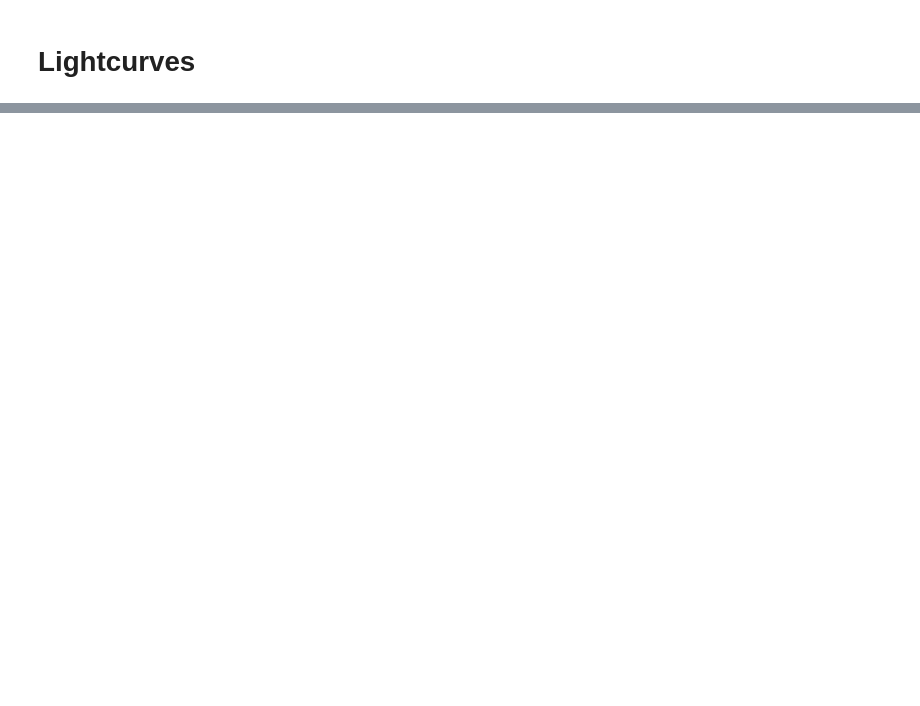
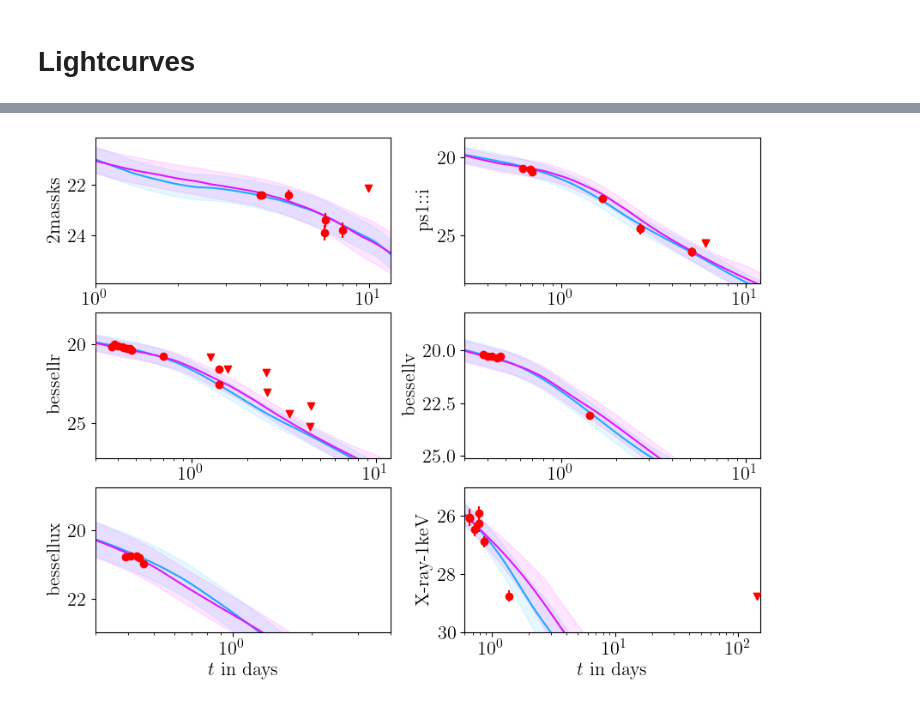
Before and after one commit to nuclear-multimessenger-astronomy/paper_fiesta, a Jupyter notebook: src/paper_fiesta/real_events/KN+GRB/GRB211211A/compare_posteriors.ipynb, the cells around one changed output, grey strips where cells are left out. Drawn from its saved outputs; the diff is of its cells as text; code cells hidden in the pictures; blank space fills up the shorter version.

```diff
--- a/src/paper_fiesta/real_events/KN+GRB/GRB211211A/compare_posteriors.ipynb
+++ b/src/paper_fiesta/real_events/KN+GRB/GRB211211A/compare_posteriors.ipynb
@@ -262,0 +288,28 @@ WARNING:fiesta:Filters {'X-ray-1keV'} in systematics file are not part of the li
+# %%
+fig, ax = plt.subplots(3, 2, figsize=(10, 7.5))
+fig.subplots_adjust(wspace=0.25)
+
+for cax, filt in zip(ax.flatten(), ["2massks", "ps1::i", "bessellr", "bessellv", "bessellux", "X-ray-1keV"]):
+    lc_plotter_afgpy.plot_data(cax, filt, color="red")
+
+    lc_plotter_afgpy.plot_best_fit_lc(cax, filt, color="deepskyblue")
+    lc_plotter_pbag.plot_best_fit_lc(cax, filt, color="magenta")
+    #lc_plotter.plot_sample_lc(cax, filt)
+    lc_plotter_afgpy.plot_sys_uncertainty_band(cax, filt, systematics_file="./systematics_file.yaml", color="deepskyblue")
+    lc_plotter_pbag.plot_sys_uncertainty_band(cax, filt, systematics_file="./systematics_file.yaml", color="magenta")
+
+    cax.invert_yaxis()
+    cax.set_xscale("log")
+    cax.set_xlabel("$t$ in days")
+    cax.set_ylabel(filt)
+
+    cax.set_ylim(data[filt][:,1].max()+2, data[filt][:,1].min()-2)
+    #cax.set_xlim((data[filt][:,0]-trigger_time).min()*0.7, (data[filt][:,0]-trigger_time).max()*1.3)
+    cax.set_xlim((0.3, 12))
+
+ax[0,0].set_xlim(1, 12)
+ax[-1, -1].set_xlim((0.6, 150))
+ax[-1, -1].set_ylim((30, 25))
+ax[-1, 0].set_xlim((0.3, 4))
+fig.savefig("lightcurves_GRB211211A.pdf", dpi=250, bbox_inches="tight")
+# %% [output]
@@ -262,0 +333 @@ WARNING:fiesta:Filters {'X-ray-1keV'} in systematics file are not part of the li
+[figure, added]
```
Also changed, not shown: parts of 13 cells of this notebook, 20 other files.
